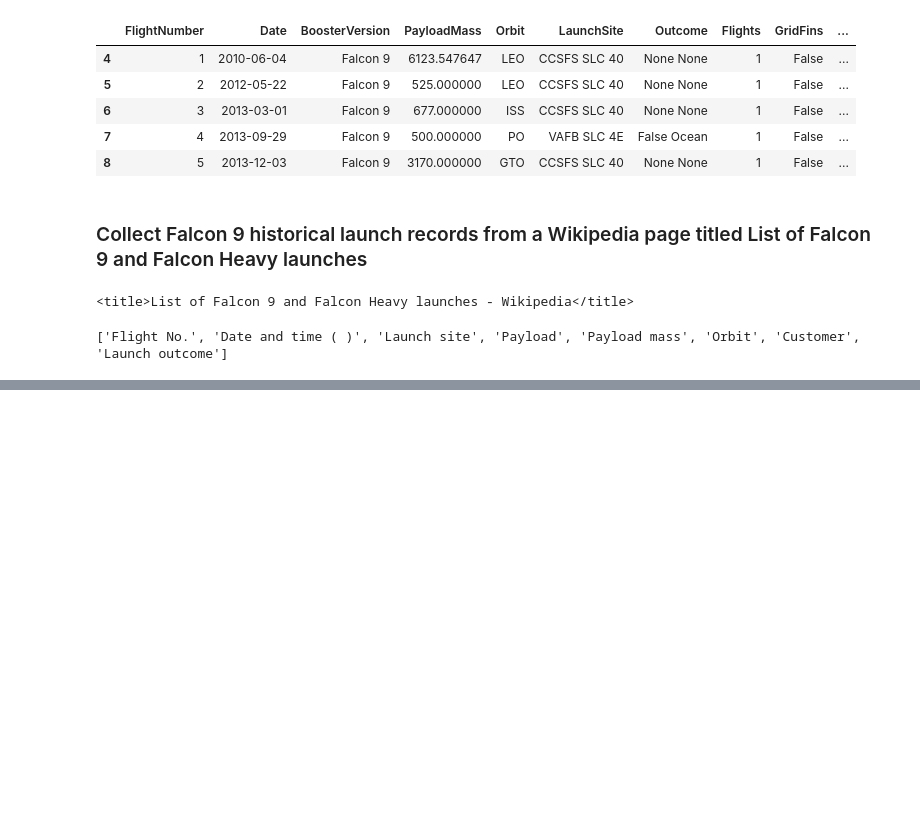
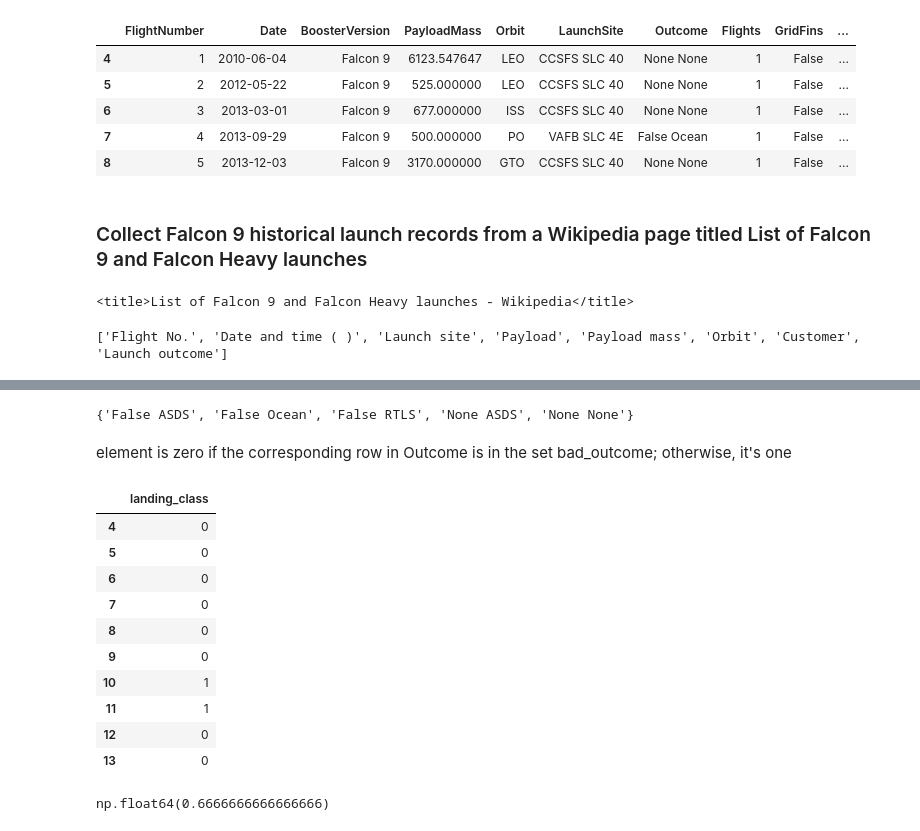
Before and after one commit to Gregory-lab-eng/SpaceX-Falcon-9-first-stage-Landing-Prediction, a Jupyter notebook: SpaceX_Falcon_9_first_stage_Landing_Prediction.ipynb, the cells around one changed output, grey strips where cells are left out. Cells and saved outputs as stored; diff of their text form; code cells hidden in the pictures; blank space fills up the shorter version.

```diff
--- a/SpaceX_Falcon_9_first_stage_Landing_Prediction.ipynb
+++ b/SpaceX_Falcon_9_first_stage_Landing_Prediction.ipynb
@@ -411,0 +421,3 @@ df.head()
+# %%
+landing_outcomes = data_falcon9['Outcome'].value_counts()
+landing_outcomes
@@ -411,0 +450,26 @@ df.head()
+# %%
+bad_outcomes=set(landing_outcomes.keys()[[1,3,5,6,7]])
+bad_outcomes
+# %% [output]
+{'False ASDS', 'False Ocean', 'False RTLS', 'None ASDS', 'None None'}
+# %% [markdown]
+element is zero if the corresponding row in Outcome is in the set bad_outcome; otherwise, it's one
+# %%
+data_falcon9['landing_class'] = data_falcon9['Outcome'].apply(lambda x: 0 if x in bad_outcomes else 1)
+data_falcon9[['landing_class']].head(10)
+# %% [output]
+|  | landing_class |
+| 4 | 0 |
+| 5 | 0 |
+| 6 | 0 |
+| 7 | 0 |
+| 8 | 0 |
+| 9 | 0 |
+| 10 | 1 |
+| 11 | 1 |
+| 12 | 0 |
+| 13 | 0 |
+# %%
+data_falcon9['landing_class'].mean()
+# %% [output]
+np.float64(0.6666666666666666)
```
Also changed, not shown: parts of 5 cells of this notebook.
